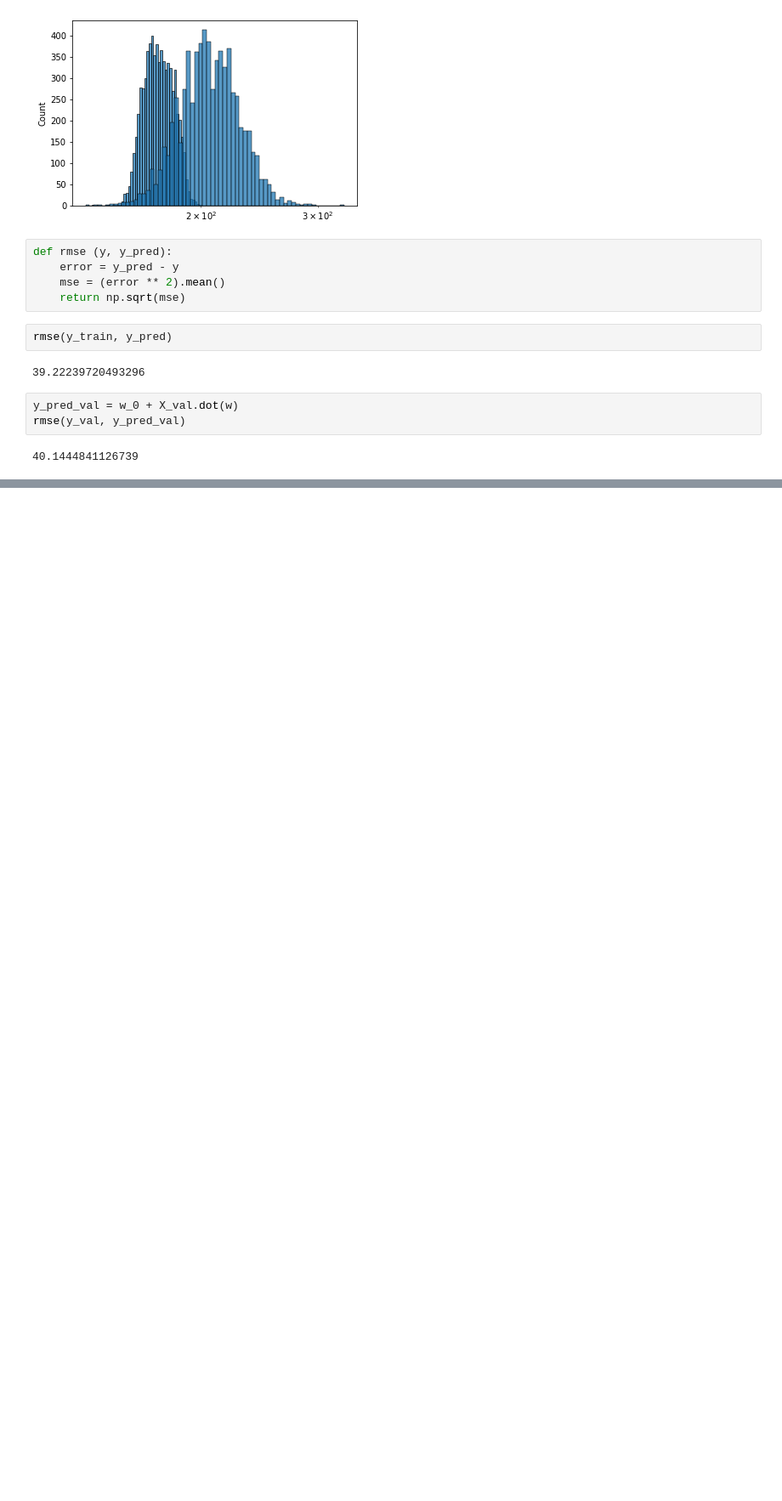
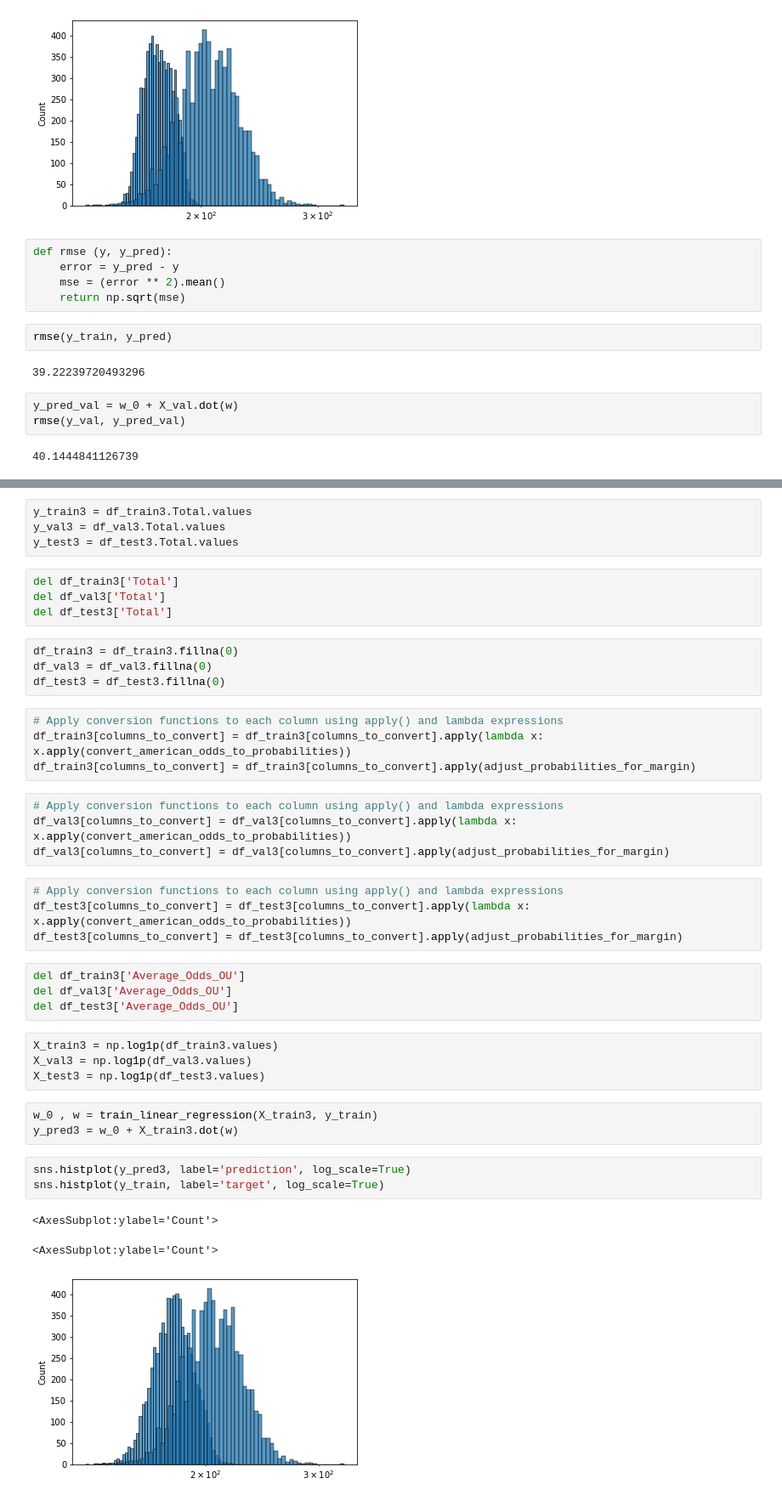
Before and after one commit to shanedsz/Over_Under_Analysis, a Jupyter notebook: over_under_analysis.ipynb, the cells around one changed output, grey strips where cells are left out. Shown: that part at 85% size. Saved outputs shown, nothing was run; the diff lists cells and outputs as text; blank space fills up the shorter version.

```diff
--- a/over_under_analysis.ipynb
+++ b/over_under_analysis.ipynb
@@ -569,0 +660,42 @@ rmse(y_val, y_pred_val)
+# %%
+y_train3 = df_train3.Total.values
+y_val3 = df_val3.Total.values
+y_test3 = df_test3.Total.values
+# %%
+del df_train3['Total']
+del df_val3['Total']
+del df_test3['Total']
+# %%
+df_train3 = df_train3.fillna(0)
+df_val3 = df_val3.fillna(0)
+df_test3 = df_test3.fillna(0)
+# %%
+# Apply conversion functions to each column using apply() and lambda expressions
+df_train3[columns_to_convert] = df_train3[columns_to_convert].apply(lambda x: x.apply(convert_american_odds_to_probabilities))
+df_train3[columns_to_convert] = df_train3[columns_to_convert].apply(adjust_probabilities_for_margin)
+# %%
+# Apply conversion functions to each column using apply() and lambda expressions
+df_val3[columns_to_convert] = df_val3[columns_to_convert].apply(lambda x: x.apply(convert_american_odds_to_probabilities))
+df_val3[columns_to_convert] = df_val3[columns_to_convert].apply(adjust_probabilities_for_margin)
+# %%
+# Apply conversion functions to each column using apply() and lambda expressions
+df_test3[columns_to_convert] = df_test3[columns_to_convert].apply(lambda x: x.apply(convert_american_odds_to_probabilities))
+df_test3[columns_to_convert] = df_test3[columns_to_convert].apply(adjust_probabilities_for_margin)
+# %%
+del df_train3['Average_Odds_OU']
+del df_val3['Average_Odds_OU']
+del df_test3['Average_Odds_OU']
+# %%
+X_train3 = np.log1p(df_train3.values)
+X_val3 = np.log1p(df_val3.values)
+X_test3 = np.log1p(df_test3.values)
+# %%
+w_0 , w = train_linear_regression(X_train3, y_train)
+y_pred3 = w_0 + X_train3.dot(w)
+# %%
+sns.histplot(y_pred3, label='prediction', log_scale=True)
+sns.histplot(y_train, label='target', log_scale=True)
+# %% [output]
+<AxesSubplot:ylabel='Count'>
+<AxesSubplot:ylabel='Count'>
+[figure, added]
```
Also changed, not shown: parts of 23 cells of this notebook.
